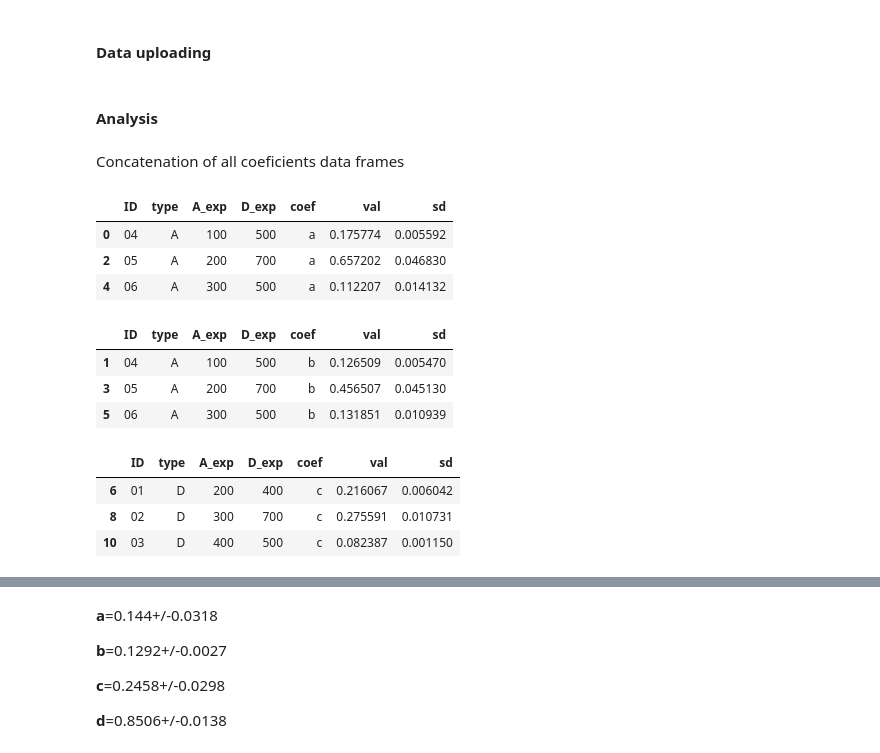
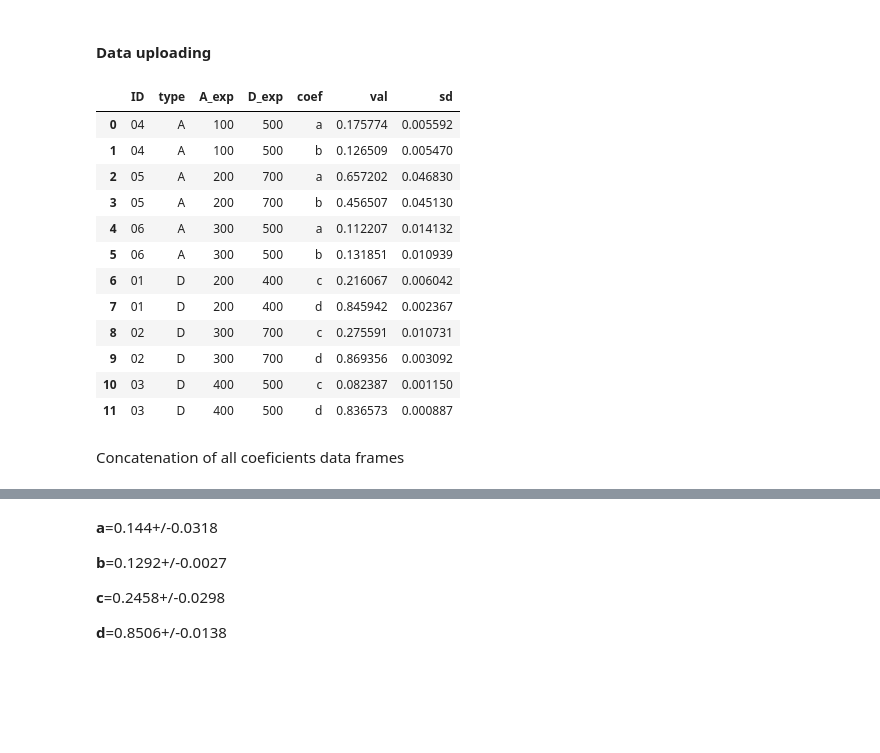
Before and after one commit to wisstock/FRETrans, a Jupyter notebook: coef_calc.ipynb, the cells around one changed output, grey strips where cells are left out. Drawn from its saved outputs; the diff is of its cells as text; code cells hidden in the pictures; blank space fills up the shorter version.

```diff
--- a/coef_calc.ipynb
+++ b/coef_calc.ipynb
@@ -326,4 +97,25 @@ for reg_name in acceptor_reg.keys():
-# %% [markdown]
-#### Analysis
+# %%
+from domb.FRET import coef_calc
+
+calib_reg = coef_calc.CrossRegSet(data_path=img_path,
+                             donor_reg_dict = donor_reg,
+                             acceptor_reg_dict=acceptor_reg)
+# %%
+abcd_df = calib_reg.get_abcd()
+abcd_df
+# %% [output]
+|  | ID | type | A_exp | D_exp | coef | val | sd |
+| 0 | 04 | A | 100 | 500 | a | 0.175774 | 0.005592 |
+| 1 | 04 | A | 100 | 500 | b | 0.126509 | 0.005470 |
+| 2 | 05 | A | 200 | 700 | a | 0.657202 | 0.046830 |
+| 3 | 05 | A | 200 | 700 | b | 0.456507 | 0.045130 |
+| 4 | 06 | A | 300 | 500 | a | 0.112207 | 0.014132 |
+| 5 | 06 | A | 300 | 500 | b | 0.131851 | 0.010939 |
+| 6 | 01 | D | 200 | 400 | c | 0.216067 | 0.006042 |
+| 7 | 01 | D | 200 | 400 | d | 0.845942 | 0.002367 |
+| 8 | 02 | D | 300 | 700 | c | 0.275591 | 0.010731 |
+| 9 | 02 | D | 300 | 700 | d | 0.869356 | 0.003092 |
+| 10 | 03 | D | 400 | 500 | c | 0.082387 | 0.001150 |
+| 11 | 03 | D | 400 | 500 | d | 0.836573 | 0.000887 |
 # %% [markdown]
 Concatenation of all coeficients data frames
@@ -352,21 +121,0 @@ for reg in acceptor_reg_list + donor_reg_list:
-# %%
-cross_val_df.loc[cross_val_df.coef == 'a']
-# %% [output]
-|  | ID | type | A_exp | D_exp | coef | val | sd |
-| 0 | 04 | A | 100 | 500 | a | 0.175774 | 0.005592 |
-| 2 | 05 | A | 200 | 700 | a | 0.657202 | 0.046830 |
-| 4 | 06 | A | 300 | 500 | a | 0.112207 | 0.014132 |
-# %%
-cross_val_df.loc[cross_val_df.coef == 'b']
-# %% [output]
-|  | ID | type | A_exp | D_exp | coef | val | sd |
-| 1 | 04 | A | 100 | 500 | b | 0.126509 | 0.005470 |
-| 3 | 05 | A | 200 | 700 | b | 0.456507 | 0.045130 |
-| 5 | 06 | A | 300 | 500 | b | 0.131851 | 0.010939 |
-# %%
-cross_val_df.loc[cross_val_df.coef == 'c']
-# %% [output]
-|  | ID | type | A_exp | D_exp | coef | val | sd |
-| 6 | 01 | D | 200 | 400 | c | 0.216067 | 0.006042 |
-| 8 | 02 | D | 300 | 700 | c | 0.275591 | 0.010731 |
-| 10 | 03 | D | 400 | 500 | c | 0.082387 | 0.001150 |
```
Also changed, not shown: parts of 16 cells of this notebook, 1 other file.
